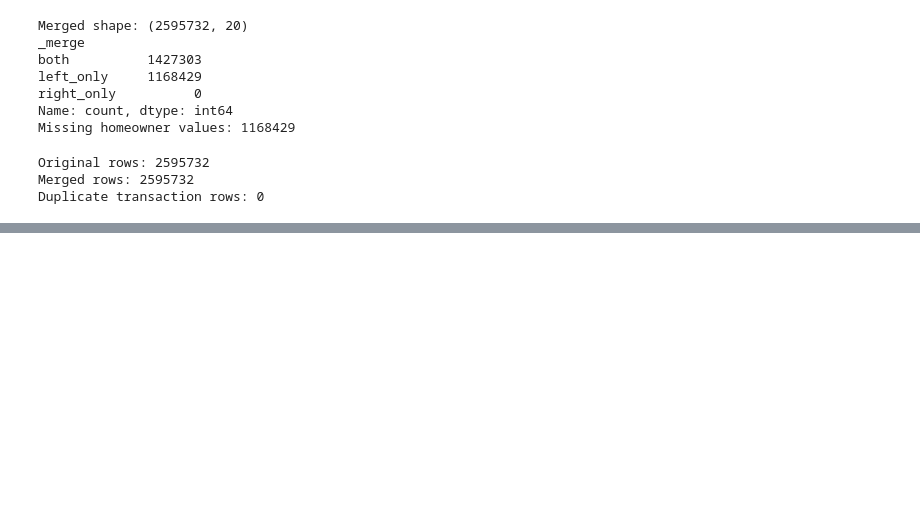
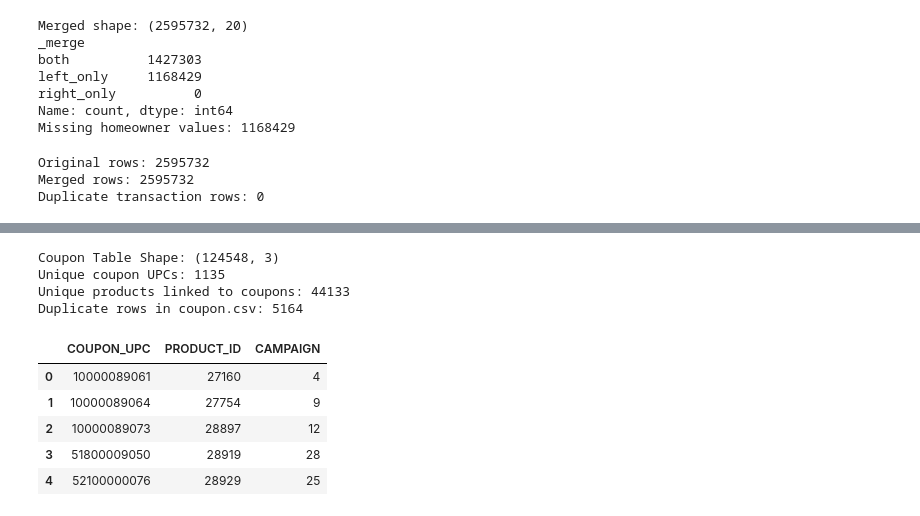
Before and after one commit to anshikagknp/retail-customer-product-and-promotion-intelligence, a Jupyter notebook: notebooks/01_data_understanding.ipynb, the cells around one changed output, grey strips where cells are left out. Saved outputs shown, nothing was run; the diff lists cells and outputs as text; code cells hidden in the pictures; blank space fills up the shorter version.

```diff
--- a/notebooks/01_data_understanding.ipynb
+++ b/notebooks/01_data_understanding.ipynb
@@ -768,0 +836,19 @@ Duplicate transaction rows: 0
+# %%
+# 4.3 Coupon Catalog
+coupon = pd.read_csv('../data/raw/coupon.csv')
+print('Coupon Table Shape:', coupon.shape)
+print('Unique coupon UPCs:', coupon['COUPON_UPC'].nunique())
+print('Unique products linked to coupons:', coupon['PRODUCT_ID'].nunique())
+print('Duplicate rows in coupon.csv:', coupon.duplicated().sum())
+display(coupon.head())
+# %% [output]
+Coupon Table Shape: (124548, 3)
+Unique coupon UPCs: 1135
+Unique products linked to coupons: 44133
+Duplicate rows in coupon.csv: 5164
+|  | COUPON_UPC | PRODUCT_ID | CAMPAIGN |
+| 0 | 10000089061 | 27160 | 4 |
+| 1 | 10000089064 | 27754 | 9 |
+| 2 | 10000089073 | 28897 | 12 |
+| 3 | 51800009050 | 28919 | 28 |
+| 4 | 52100000076 | 28929 | 25 |
```
Also changed, not shown: parts of 7 cells of this notebook.
